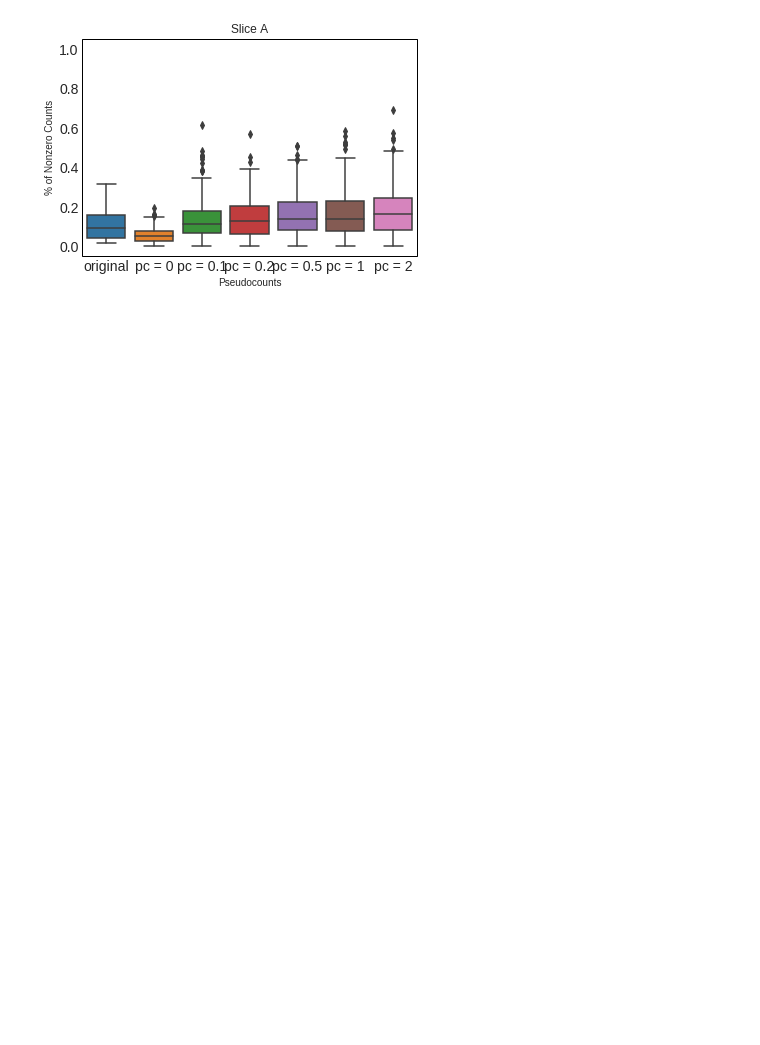
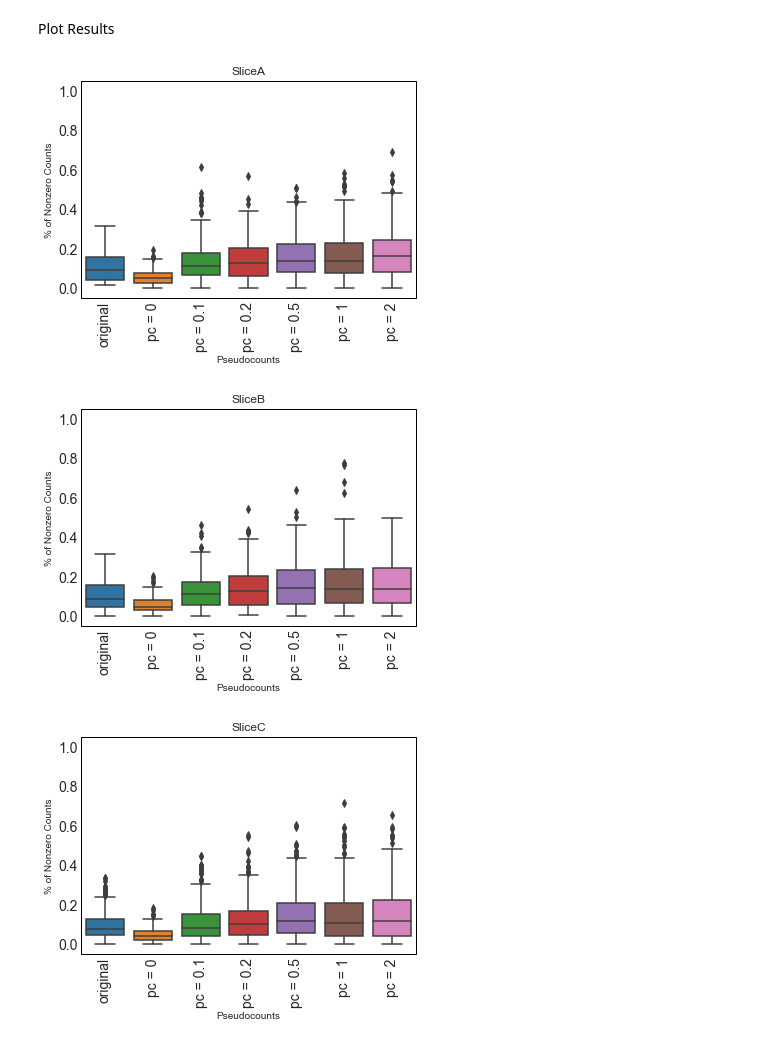
Before and after one commit to raphael-group/paste_reproducibility, a Jupyter notebook: notebooks/non-zero-count-figures.ipynb, the cells around one changed output. Saved outputs shown, nothing was run; the diff lists cells and outputs as text; code cells hidden in the pictures; blank space fills up the shorter version.

Commit message:
update notebooks
New version of notebooks produce all figures for all slices.

```diff
--- a/notebooks/non-zero-count-figures.ipynb
+++ b/notebooks/non-zero-count-figures.ipynb
@@ -88,25 +102,35 @@ def sample_nb(m, v, n = 1):
 # %%
-pseudocounts = [0, 0.1, 0.2, 0.5, 1, 2]
-base_layer = adata_layer_1.copy()
-a = base_layer.X
-num_genes = a.shape[1]
-b = np.count_nonzero(a, axis = 1)/num_genes
-df = pd.DataFrame({'original': b})
-for p in pseudocounts:
-    a = simulate_gene_exp(adata_layer_1, p).X
+for slice_name, adata in slices.items():
+    base_layer = adata.copy()
+    a = base_layer.X
     num_genes = a.shape[1]
     b = np.count_nonzero(a, axis = 1)/num_genes
-    df['pc = ' + str(p)] = b
+    df = pd.DataFrame({'original': b})
+    for p in pseudocounts:
+        a = simulate_gene_exp(adata, p).X
+        num_genes = a.shape[1]
+        b = np.count_nonzero(a, axis = 1)/num_genes
+        df['pc = ' + str(p)] = b
+    df.to_csv(path_to_output_dir + slice_name + '-percent-nonzero.csv')
+# %% [markdown]
+Plot Results
+# %%
+path_to_output_dir = '../data/Stahl-BC/cached-results/non-zero-count/'
 # %%
-# Distribution of Nonzero Counts
-ax = sns.boxplot(data= df)
-ax.set(ylim=(-0.05,1.05))
-ax.set_facecolor('white')
-ax.patch.set_edgecolor('black')
-ax.patch.set_linewidth('1')
-ax.set(xlabel='Pseudocounts', ylabel='% of Nonzero Counts')
-ax.set_title('Slice A')
-# plt.savefig('reasonable_pc_sliceA.pdf', dpi = 300, bbox_inches = "tight")
-plt.show()
+for slice_name in ['SliceA', 'SliceB', 'SliceC', 'SliceD']:
+    df = pd.read_csv(path_to_output_dir + slice_name + '-percent-nonzero.csv', index_col = 0)
+    # Distribution of Nonzero Counts
+    ax = sns.boxplot(data= df)
+    ax.set(ylim=(-0.05,1.05))
+    ax.set_facecolor('white')
+    ax.patch.set_edgecolor('black')
+    ax.patch.set_linewidth('1')
+    ax.set(xlabel='Pseudocounts', ylabel='% of Nonzero Counts')
+    ax.set_title(slice_name)
+    plt.xticks(rotation = 90)
+    # plt.savefig('reasonable_pc_sliceA.pdf', dpi = 300, bbox_inches = "tight")
+    plt.show()
 # %% [output]
-[figure, old version]
+[figure, new version]
+[figure, added]
+[figure, added]
```
Also changed, not shown: parts of 6 cells of this notebook, 1 other file.
